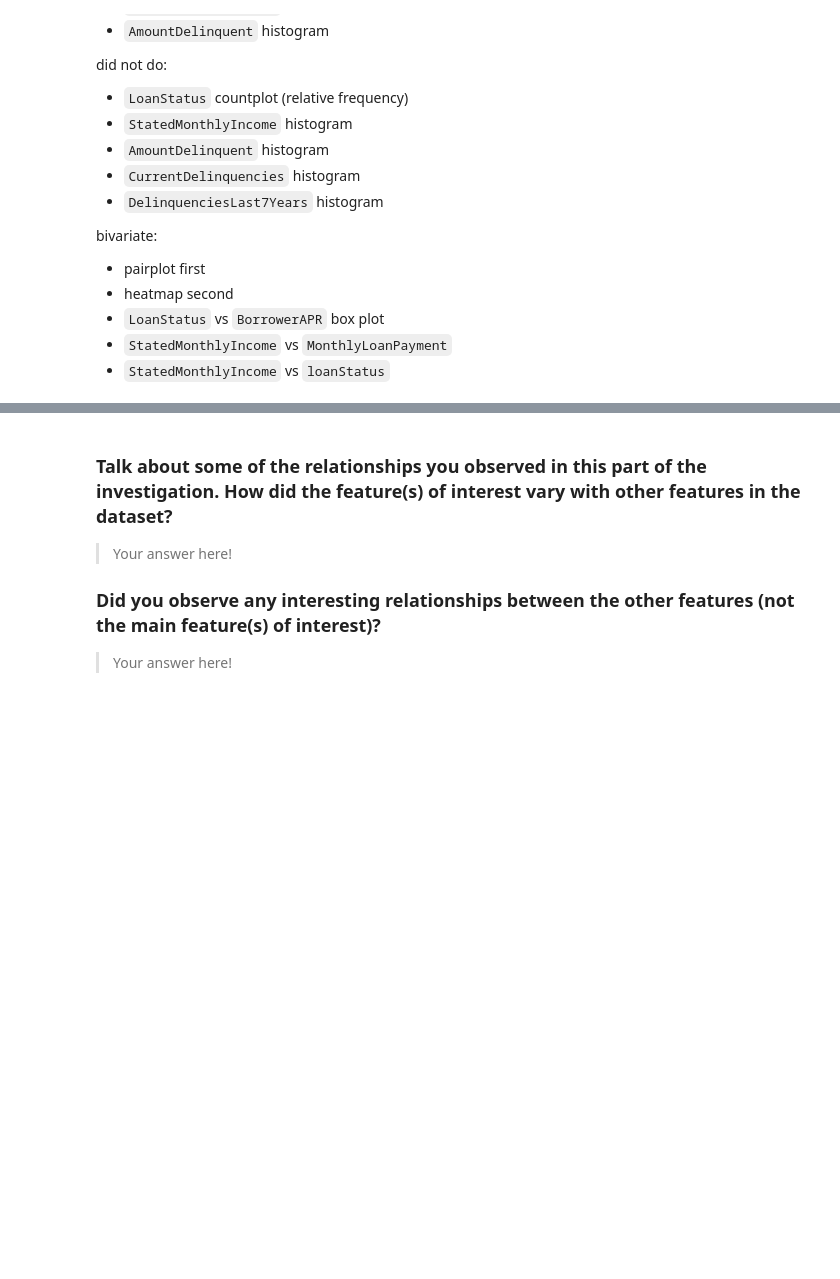
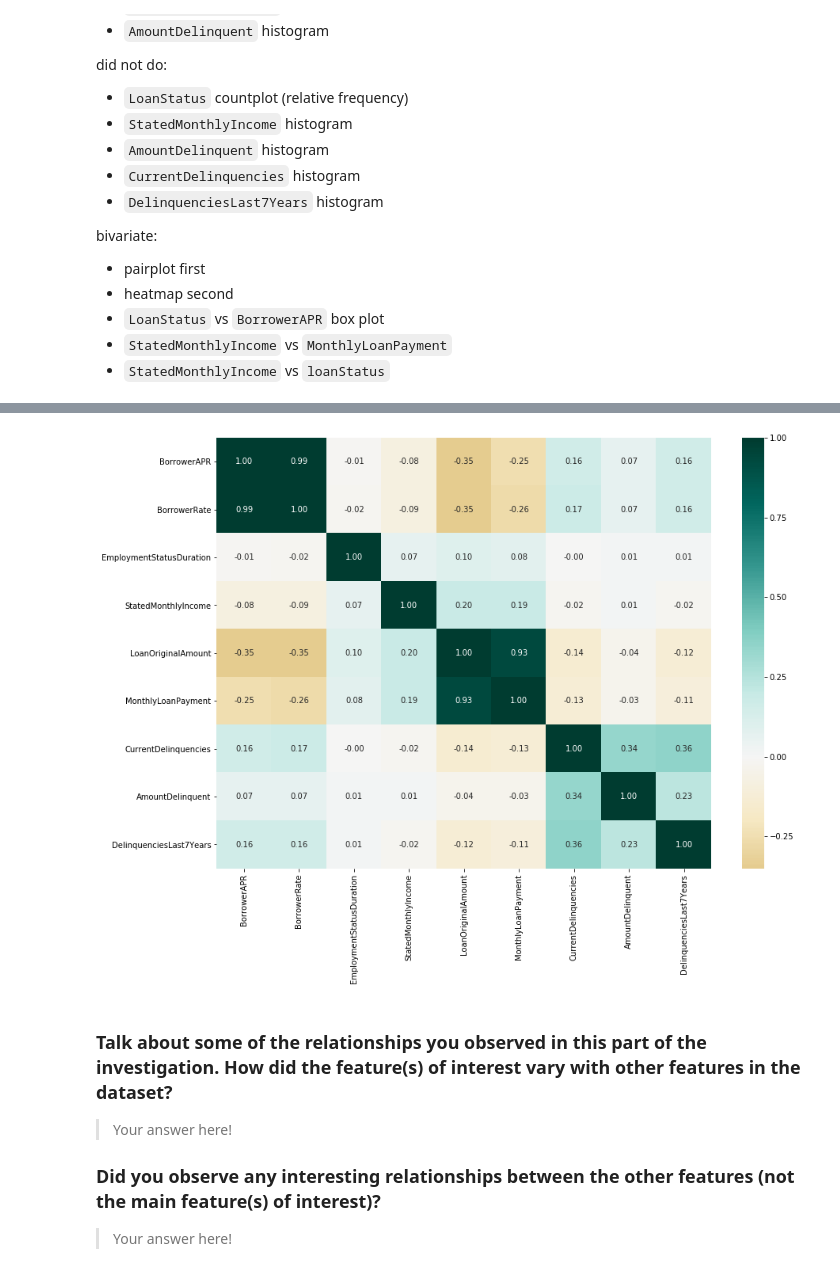
Before and after one commit to Jeff-VA/Udacity-Communicate-Data-Project, a Jupyter notebook: exploration.ipynb, the cells around one changed output, grey strips where cells are left out. Cells and saved outputs as stored; diff of their text form; code cells hidden in the pictures; blank space fills up the shorter version.

```diff
--- a/exploration.ipynb
+++ b/exploration.ipynb
@@ -521,0 +544,6 @@ bivariate:
+# %%
+plt.figure(figsize = [14, 10])
+sns.heatmap(df_trimmed[quant_vars].corr(), annot = True, fmt = '.2f',
+           cmap = 'BrBG', center = 0);
+# %% [output]
+[figure, added]
```
Also changed, not shown: parts of 4 cells of this notebook.
